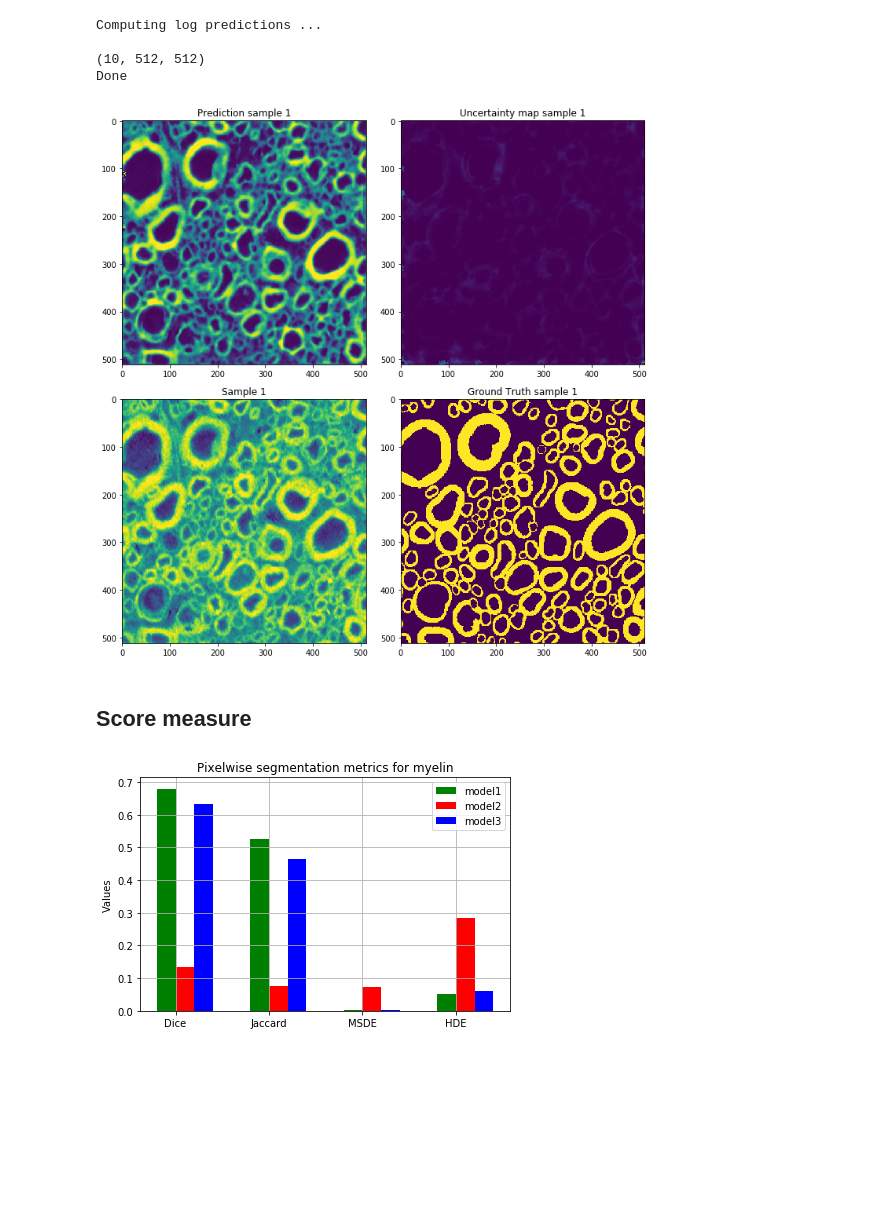
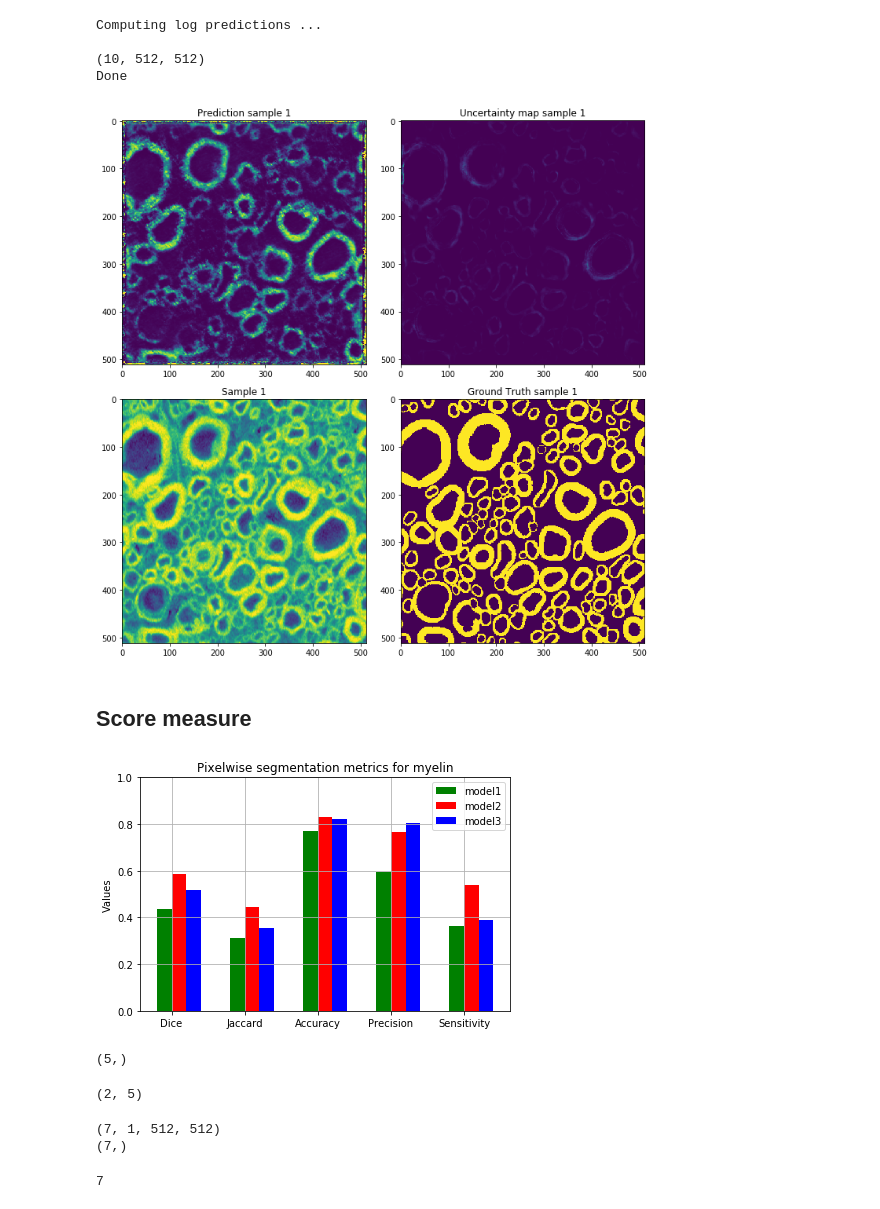
Before and after one commit to neuropoly/deep-active-learning, a Jupyter notebook: ceal/active_learning_20_09.ipynb, the cells around one changed output. Cells and saved outputs as stored; diff of their text form; code cells hidden in the pictures; blank space fills up the shorter version.

```diff
--- a/ceal/active_learning_20_09.ipynb
+++ b/ceal/active_learning_20_09.ipynb
@@ -304,13 +306,14 @@ path_mask_valid = data_path + 'masks_valid_29.npy'
 # PATH definition
 initial_weights_path = "./models/initial_weights.hdf5"
 final_weights_path = "./models/output_weights_batch_norm.hdf5"
+intermediate_weights_path = "./models/intermediate_weights_batch_norm.hdf5"
 
 
 # image dimension (array)
 img_rows = 512
 img_cols = 512
 
-batch_size = 14
+batch_size = 8
 
 
 
@@ -329,10 +332,10 @@ K.set_image_dim_ordering('th')  # Theano dimension ordering in this code
 smooth = 1.
 Dropout.call = call
 
-nb_initial_epochs = 15
+nb_initial_epochs = 150
 apply_augmentation = True
-nb_step_predictions = 20
-steps_per_epoch = 10
+nb_step_predictions = 15
+steps_per_epoch = 15
 
 learning_rate = 1e-3
 decay_rate = learning_rate / nb_initial_epochs
@@ -628,7 +638,7 @@ predictions = predict(X_test, model)
 
 for i in range(len(X_test)):
     sample = X_test[i].reshape([1, 1, img_rows, img_cols])
-    sample_prediction = cv2.threshold(predictions[i], 0.7, 1, cv2.THRESH_BINARY)[1].astype('uint8')
+    sample_prediction = cv2.threshold(predictions[i], 0.2, 1, cv2.THRESH_BINARY)[1].astype('uint8')
     dice[i] = compute_dice_coef(y_test[i][0], sample_prediction)
     jaccard[i] = jaccard_score(sample_prediction, y_test[i][0, :, :])
     accuracy[i] = pixel_wise_accuracy(sample_prediction, y_test[i][0, :, :])
@@ -668,7 +678,7 @@ plt.title("Ground Truth sample 1")
 plt.tight_layout()
 plt.show()
 # %% [output]
-[figure, old version]
+[figure, new version]
 # %% [markdown]
 ## Score measure
 # %%
@@ -739,3 +745,3 @@ metrics_array_3 = np.array([np.mean(dice), np.mean(jaccard), np.mean(accuracy),
 # %%
-metrics_array_2 = np.array([np.mean(dice), np.mean(jaccard), np.mean(msde), np.mean(hde)])
+metrics_array_2 = np.array([np.mean(dice), np.mean(jaccard), np.mean(accuracy), np.mean(precision), np.mean(sensitivity)])
 # %%
@@ -743,25 +749,42 @@ metrics_array = np.array([np.mean(dice), np.mean(jaccard), np.mean(msde), np.mea
-# %%
-metrics_array_3 = np.array([np.mean(dice), np.mean(jaccard), np.mean(msde), np.mean(hde)])
 # %%
 n_groups = 5
 fig, ax = plt.subplots()
 index = np.arange(n_groups)
 
 rects1 = plt.bar(index-0.1, metrics_array_1, width=0.2, color='green',label='model1')
 rects2 = plt.bar(index+0.1, metrics_array_2, width=0.2, color='red',label='model2')
-#rects3 = plt.bar(index+0.3, metrics_array_3, width=0.2, color='blue',label='model3')
+rects3 = plt.bar(index+0.3, metrics_array_3, width=0.2, color='blue',label='model3')
 
 plt.ylabel('Values')
 plt.title('Pixelwise segmentation metrics for myelin')
 plt.xticks(index, ('Dice', 'Jaccard', 'Accuracy', 'Precision', 'Sensitivity'),fontsize=10)
 plt.legend(loc='best')
 plt.grid(True)
 plt.ylim(0, 1)
 
 plt.tight_layout()
 plt.show()
 # %% [output]
-[figure, old version]
+[figure, new version]
+# %%
+metrics_array_2.shape
+
+score_global = np.zeros(5)
+score_global.shape
+# %% [output]
+(5,)
+# %%
+score_global = np.vstack((score_global, metrics_array_1))
+
+global_metrics.shape
+# %% [output]
+(2, 5)
+# %%
+print(new_X_test.shape)
+print(uncertain.shape)
+# %% [output]
+(7, 1, 512, 512)
+(7,)
 # %%
 ## Rank the most uncertain predictions
 
@@ -778,4 +801,9 @@ def remove_annotated(original, added_index):
     """remove annotated samples from unlabelled dataset"""
     new_index = np.delete(np.arange(len(original)), added_index)
     return original[new_index]
+# %%
+to_be_annotated(uncertain, 3)
+len(uncertain)
+# %% [output]
+7
 # %%
```
Also changed, not shown: parts of 16 cells of this notebook.
